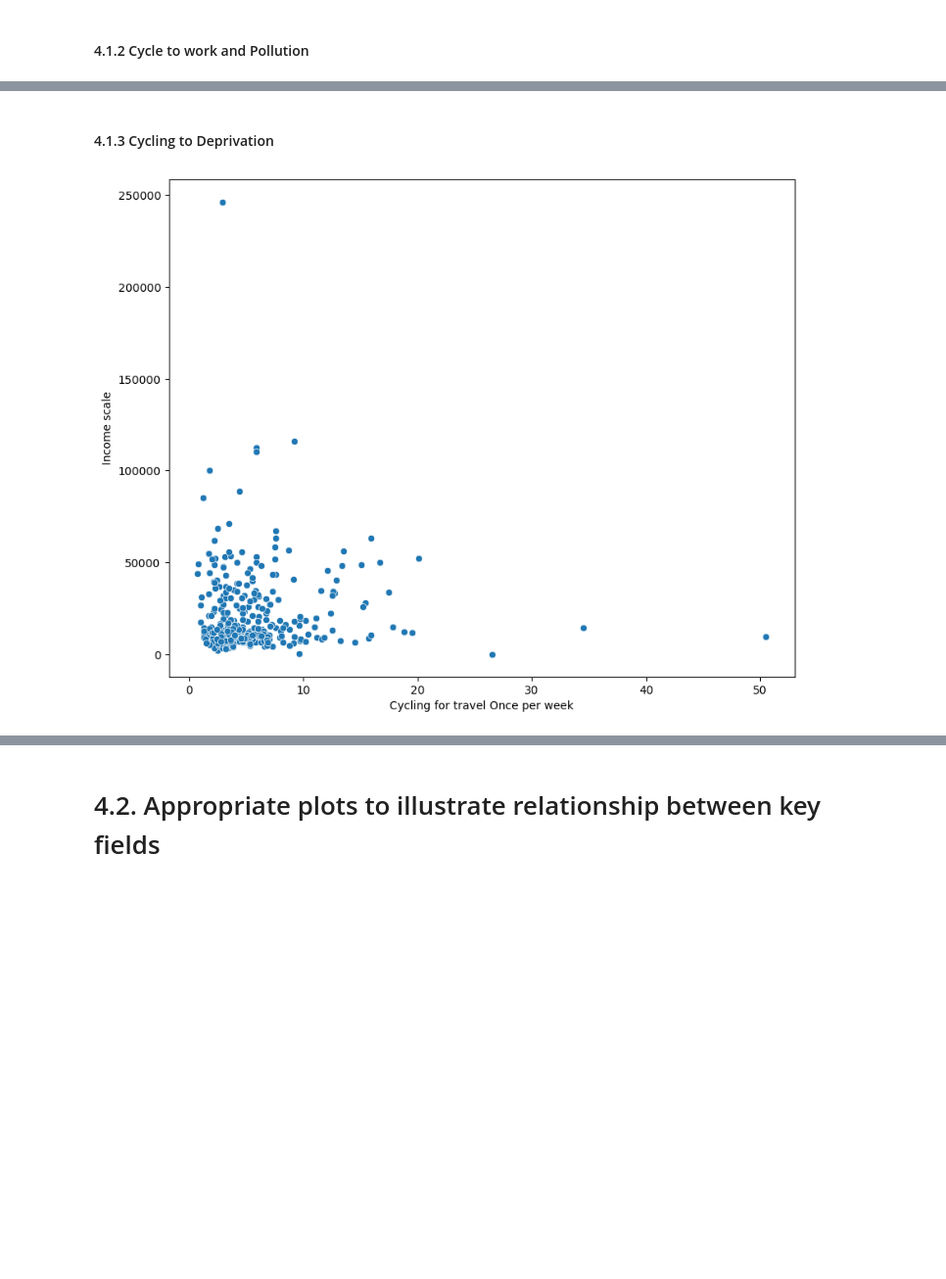
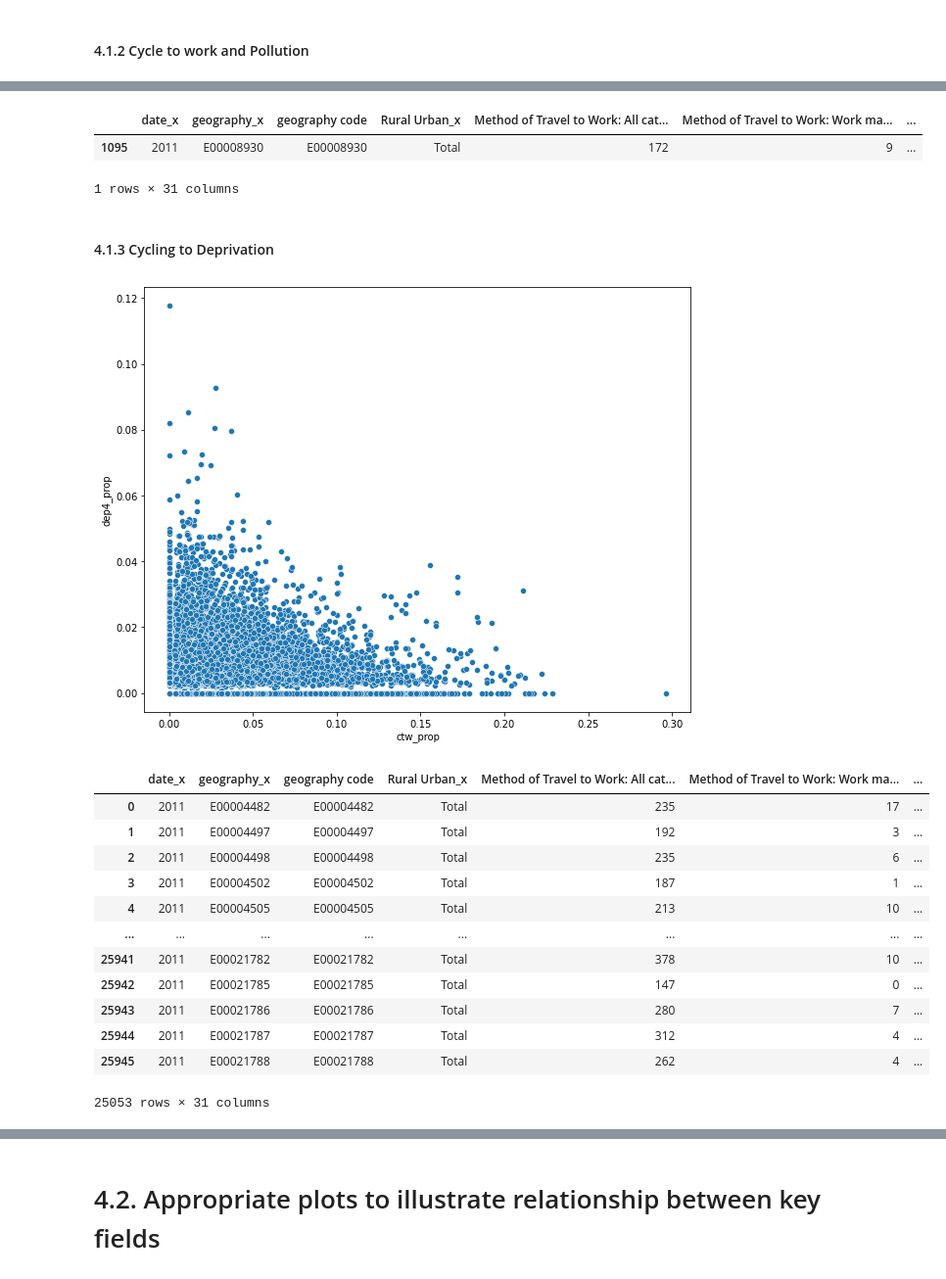
Before and after one commit to ZacharyP-E/qm_group25, a Jupyter notebook: qm_group_code.ipynb, the cells around one changed output, grey strips where cells are left out. Shown at 98% size. Drawn from its saved outputs; the diff is of its cells as text; code cells hidden in the pictures; blank space fills up the shorter version.

```diff
--- a/qm_group_code.ipynb
+++ b/qm_group_code.ipynb
@@ -360,10 +373,16 @@ plt.show()
+# %%
+df[df["ctw_prop"] >0.25]
+# %% [output]
+|  | date_x | geography_x | geography code | Rural Urban_x | Method of Travel to Work: All cat... | Method of Travel to Work: Work ma... | ... |
+| 1095 | 2011 | E00008930 | E00008930 | Total | 172 | 9 | ... |
+1 rows × 31 columns
 # %% [markdown]
 #### 4.1.3 Cycling to Deprivation
 # %%
 fig, ax = plt.subplots(1, figsize = (10,8))
-sns.scatterplot(data = income_1, x="Cycling for travel Once per week",
-            y="Income scale", ax=ax)
+sns.scatterplot(data = df, x="ctw_prop",
+            y="dep4_prop", ax=ax)
 
 plt.show()
 # %% [output]
-[figure, old version]
+[figure, new version]
@@ -369,0 +392,16 @@ plt.show()
+# %%
+df
+# %% [output]
+|  | date_x | geography_x | geography code | Rural Urban_x | Method of Travel to Work: All cat... | Method of Travel to Work: Work ma... | ... |
+| 0 | 2011 | E00004482 | E00004482 | Total | 235 | 17 | ... |
+| 1 | 2011 | E00004497 | E00004497 | Total | 192 | 3 | ... |
+| 2 | 2011 | E00004498 | E00004498 | Total | 235 | 6 | ... |
+| 3 | 2011 | E00004502 | E00004502 | Total | 187 | 1 | ... |
+| 4 | 2011 | E00004505 | E00004505 | Total | 213 | 10 | ... |
+| ... | ... | ... | ... | ... | ... | ... | ... |
+| 25941 | 2011 | E00021782 | E00021782 | Total | 378 | 10 | ... |
+| 25942 | 2011 | E00021785 | E00021785 | Total | 147 | 0 | ... |
+| 25943 | 2011 | E00021786 | E00021786 | Total | 280 | 7 | ... |
+| 25944 | 2011 | E00021787 | E00021787 | Total | 312 | 4 | ... |
+| 25945 | 2011 | E00021788 | E00021788 | Total | 262 | 4 | ... |
+25053 rows × 31 columns
```
Also changed, not shown: parts of 13 cells of this notebook.
